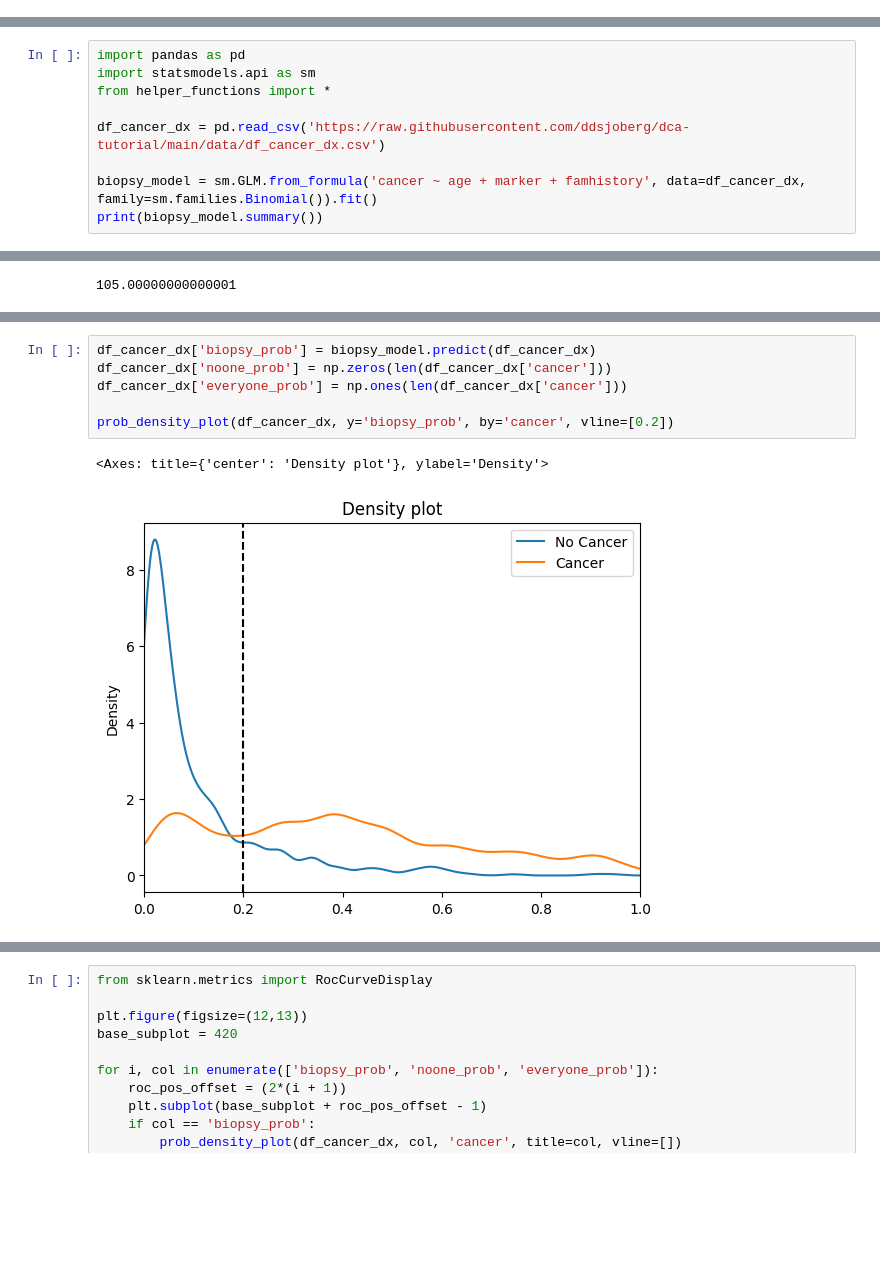
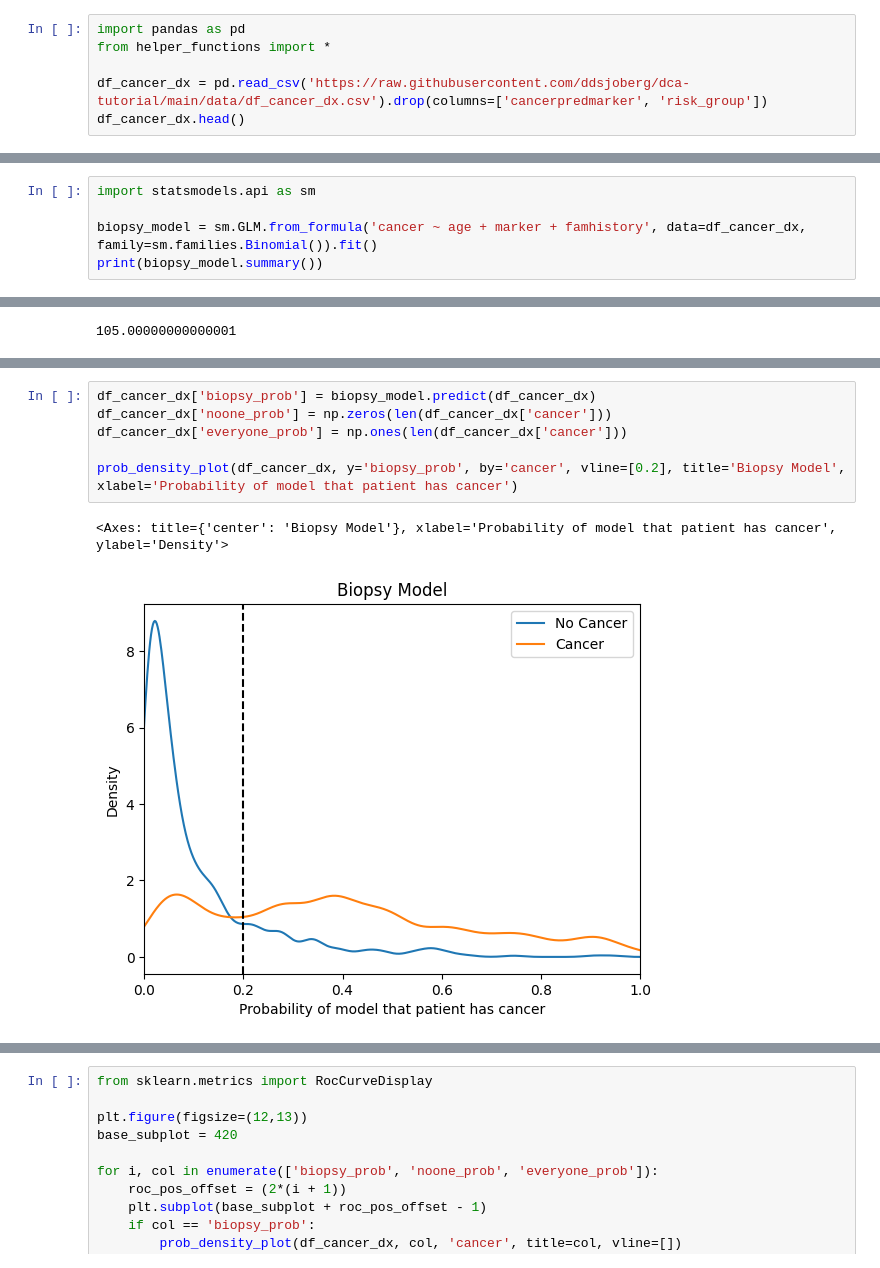
Before and after one commit to ictinnovaties-zorg/dca_blogpost, a Jupyter notebook: dca_blogpost.ipynb, the cells around one changed output, grey strips where cells are left out. Saved outputs shown, nothing was run; the diff lists cells and outputs as text; blank space fills up the shorter version.

```diff
--- a/dca_blogpost.ipynb
+++ b/dca_blogpost.ipynb
@@ -17,0 +22,6 @@ Intuitively, the statistical model feels like the best option, but the biopsy-al
+# %%
+import pandas as pd
+from helper_functions import *
+
+df_cancer_dx = pd.read_csv('https://raw.githubusercontent.com/ddsjoberg/dca-tutorial/main/data/df_cancer_dx.csv').drop(columns=['cancerpredmarker', 'risk_group'])
+df_cancer_dx.head()
@@ -18,9 +39,5 @@ Intuitively, the statistical model feels like the best option, but the biopsy-al
 # %%
-import pandas as pd
 import statsmodels.api as sm
-from helper_functions import *
-
-df_cancer_dx = pd.read_csv('https://raw.githubusercontent.com/ddsjoberg/dca-tutorial/main/data/df_cancer_dx.csv')
 
 biopsy_model = sm.GLM.from_formula('cancer ~ age + marker + famhistory', data=df_cancer_dx, family=sm.families.Binomial()).fit()
 print(biopsy_model.summary())
@@ -135,10 +163,10 @@ As we stated earlier, to make cancer/non-cancer decisions we need to pick a deci
 # %%
 df_cancer_dx['biopsy_prob'] = biopsy_model.predict(df_cancer_dx)
 df_cancer_dx['noone_prob'] = np.zeros(len(df_cancer_dx['cancer']))
 df_cancer_dx['everyone_prob'] = np.ones(len(df_cancer_dx['cancer']))
 
-prob_density_plot(df_cancer_dx, y='biopsy_prob', by='cancer', vline=[0.2])
+prob_density_plot(df_cancer_dx, y='biopsy_prob', by='cancer', vline=[0.2], title='Biopsy Model', xlabel='Probability of model that patient has cancer')
 # %% [output]
-<Axes: title={'center': 'Density plot'}, ylabel='Density'>
+<Axes: title={'center': 'Biopsy Model'}, xlabel='Probability of model that patient has cancer', ylabel='Density'>
-[figure, old version]
+[figure, new version]
 # %% [markdown]
```
Also changed, not shown: parts of 19 cells of this notebook, 1 other file.
